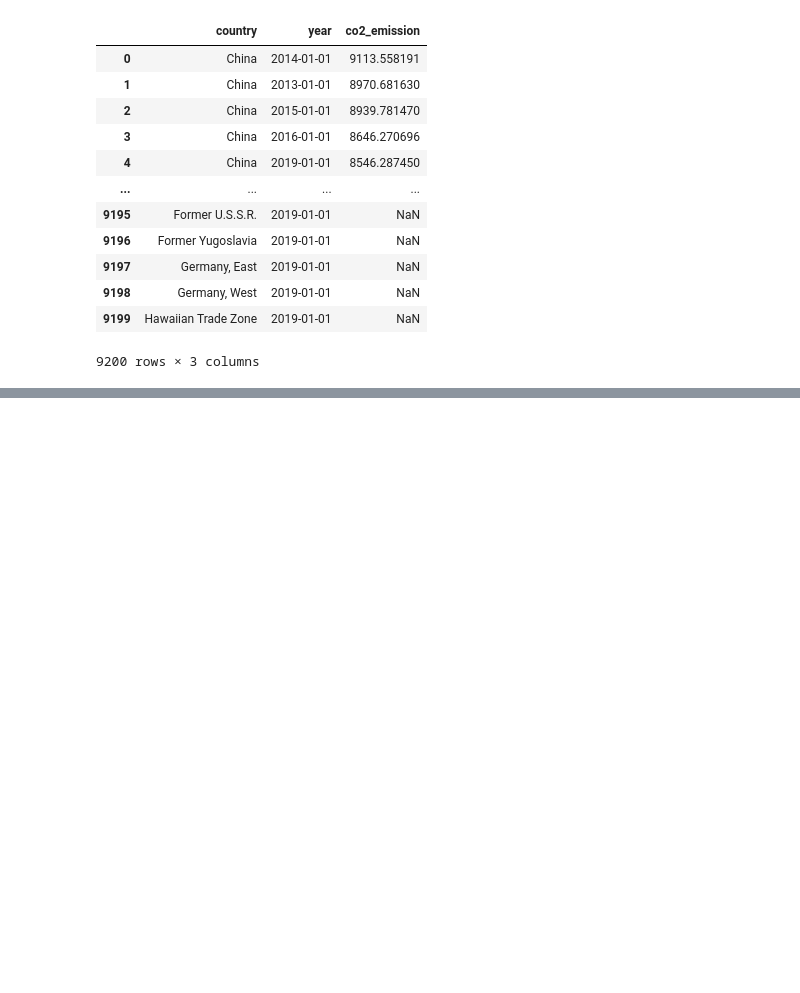
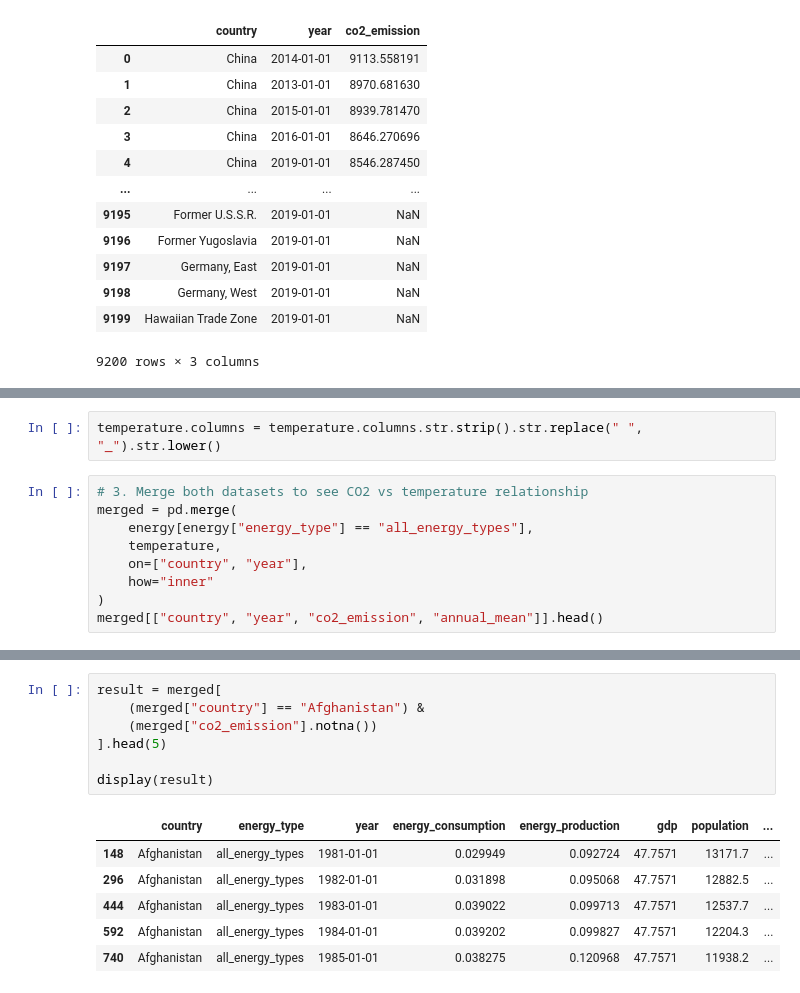
Before and after one commit to Gerno05/Energy, a Jupyter notebook: Climate_sql.ipynb, the cells around one changed output, grey strips where cells are left out. Cells and saved outputs as stored; diff of their text form; blank space fills up the shorter version.

Commit message:
merge

```diff
--- a/Climate_sql.ipynb
+++ b/Climate_sql.ipynb
@@ -86,0 +130,11 @@ ORDER BY co2_emission DESC
+# %%
+temperature.columns = temperature.columns.str.strip().str.replace(" ", "_").str.lower()
+# %%
+# 3. Merge both datasets to see CO2 vs temperature relationship
+merged = pd.merge(
+    energy[energy["energy_type"] == "all_energy_types"],
+    temperature,
+    on=["country", "year"],
+    how="inner"
+)
+merged[["country", "year", "co2_emission", "annual_mean"]].head()
@@ -86,0 +148,14 @@ ORDER BY co2_emission DESC
+# %%
+result = merged[
+    (merged["country"] == "Afghanistan") &
+    (merged["co2_emission"].notna())
+].head(5)
+
+display(result)
+# %% [output]
+|  | country | energy_type | year | energy_consumption | energy_production | gdp | population | ... |
+| 148 | Afghanistan | all_energy_types | 1981-01-01 | 0.029949 | 0.092724 | 47.7571 | 13171.7 | ... |
+| 296 | Afghanistan | all_energy_types | 1982-01-01 | 0.031898 | 0.095068 | 47.7571 | 12882.5 | ... |
+| 444 | Afghanistan | all_energy_types | 1983-01-01 | 0.039022 | 0.099713 | 47.7571 | 12537.7 | ... |
+| 592 | Afghanistan | all_energy_types | 1984-01-01 | 0.039202 | 0.099827 | 47.7571 | 12204.3 | ... |
+| 740 | Afghanistan | all_energy_types | 1985-01-01 | 0.038275 | 0.120968 | 47.7571 | 11938.2 | ... |
```
Also changed, not shown: parts of 8 cells of this notebook, 2 other files.
